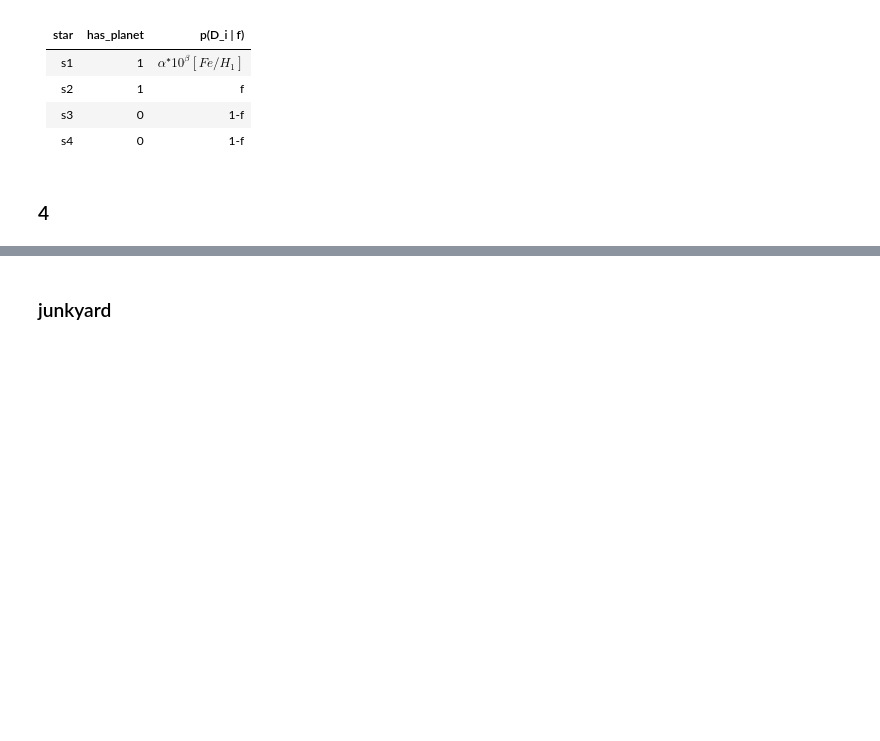
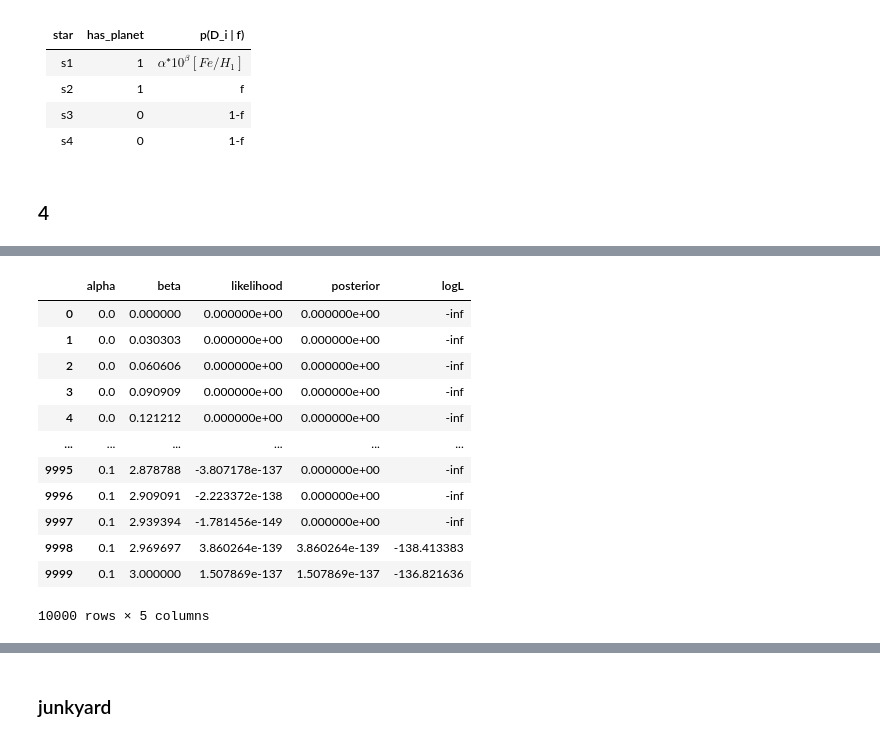
Before and after one commit to cl3425/uf-class-repo, a Jupyter notebook: exoplanets/final_project/final_project_lam.ipynb, the cells around one changed output, grey strips where cells are left out. Cells and saved outputs as stored; diff of their text form; code cells hidden in the pictures; blank space fills up the shorter version.

```diff
--- a/exoplanets/final_project/final_project_lam.ipynb
+++ b/exoplanets/final_project/final_project_lam.ipynb
@@ -235,3 +287,19 @@ def calc_likelihood_vectorized(metallicity, has_planet, a, b):
+# %%
+posteriors.loc[posteriors.]
+# %% [output]
+|  | alpha | beta | likelihood | posterior | logL |
+| 0 | 0.0 | 0.000000 | 0.000000e+00 | 0.000000e+00 | -inf |
+| 1 | 0.0 | 0.030303 | 0.000000e+00 | 0.000000e+00 | -inf |
+| 2 | 0.0 | 0.060606 | 0.000000e+00 | 0.000000e+00 | -inf |
+| 3 | 0.0 | 0.090909 | 0.000000e+00 | 0.000000e+00 | -inf |
+| 4 | 0.0 | 0.121212 | 0.000000e+00 | 0.000000e+00 | -inf |
+| ... | ... | ... | ... | ... | ... |
+| 9995 | 0.1 | 2.878788 | -3.807178e-137 | 0.000000e+00 | -inf |
+| 9996 | 0.1 | 2.909091 | -2.223372e-138 | 0.000000e+00 | -inf |
+| 9997 | 0.1 | 2.939394 | -1.781456e-149 | 0.000000e+00 | -inf |
+| 9998 | 0.1 | 2.969697 | 3.860264e-139 | 3.860264e-139 | -138.413383 |
+| 9999 | 0.1 | 3.000000 | 1.507869e-137 | 1.507869e-137 | -136.821636 |
+10000 rows × 5 columns
 # %%
 from itertools import product
 
```
Also changed, not shown: parts of 6 cells of this notebook.
